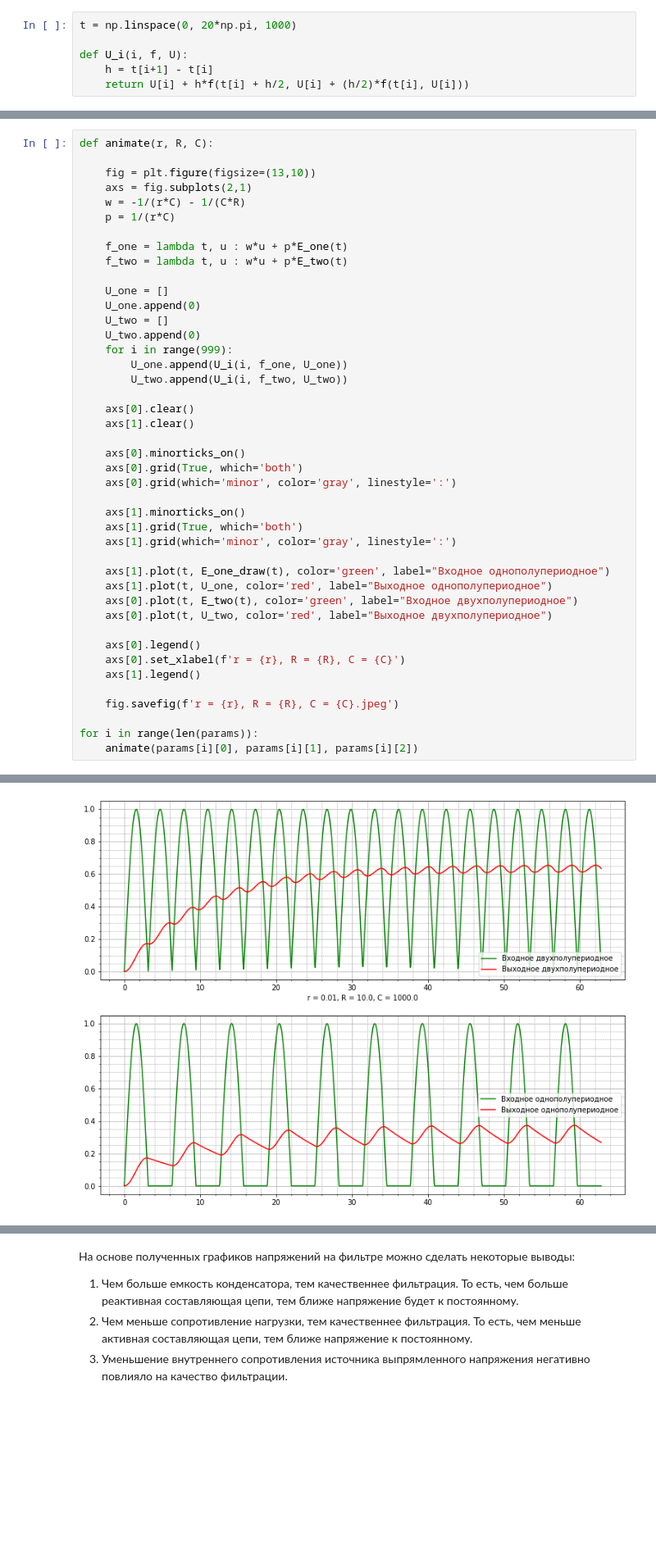
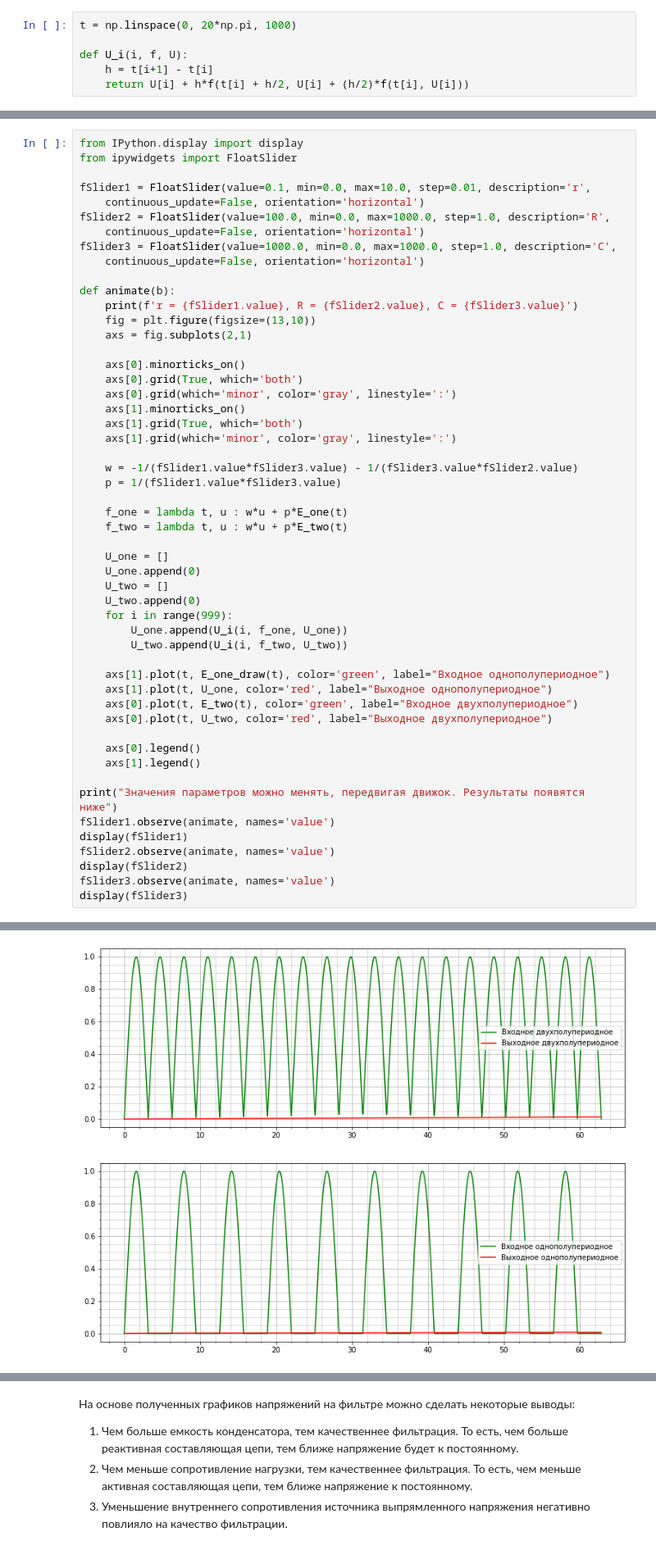
Before and after one commit to petmila/ITMO_Physics, a Jupyter notebook: Model_Wavering_3_sem/11D_Straightening_with_filtration.ipynb, the cells around one changed output, grey strips where cells are left out. Shown: that part at 82% size. Drawn from its saved outputs; the diff is of its cells as text; blank space fills up the shorter version.

Commit message:
add: interactive parameters input

```diff
--- a/Model_Wavering_3_sem/11D_Straightening_with_filtration.ipynb
+++ b/Model_Wavering_3_sem/11D_Straightening_with_filtration.ipynb
@@ -77,10 +80,28 @@ def U_i(i, f, U):
 # %%
-def animate(r, R, C):
+from IPython.display import display
+from ipywidgets import FloatSlider
 
+fSlider1 = FloatSlider(value=0.1, min=0.0, max=10.0, step=0.01, description='r',
+    continuous_update=False, orientation='horizontal')
+fSlider2 = FloatSlider(value=100.0, min=0.0, max=1000.0, step=1.0, description='R',
+    continuous_update=False, orientation='horizontal')
+fSlider3 = FloatSlider(value=1000.0, min=0.0, max=1000.0, step=1.0, description='C',
+    continuous_update=False, orientation='horizontal')
+
+def animate(b):
+    print(f'r = {fSlider1.value}, R = {fSlider2.value}, C = {fSlider3.value}')
     fig = plt.figure(figsize=(13,10))
     axs = fig.subplots(2,1)
-    w = -1/(r*C) - 1/(C*R)
-    p = 1/(r*C)
+
+    axs[0].minorticks_on()
+    axs[0].grid(True, which='both')
+    axs[0].grid(which='minor', color='gray', linestyle=':')
+    axs[1].minorticks_on()
+    axs[1].grid(True, which='both')
+    axs[1].grid(which='minor', color='gray', linestyle=':')
+
+    w = -1/(fSlider1.value*fSlider3.value) - 1/(fSlider3.value*fSlider2.value)
+    p = 1/(fSlider1.value*fSlider3.value)
 
     f_one = lambda t, u : w*u + p*E_one(t)
     f_two = lambda t, u : w*u + p*E_two(t)
@@ -93,28 +114,19 @@ def animate(r, R, C):
         U_one.append(U_i(i, f_one, U_one))
         U_two.append(U_i(i, f_two, U_two))
 
-    axs[0].clear()
-    axs[1].clear()
-
-    axs[0].minorticks_on()
-    axs[0].grid(True, which='both')
-    axs[0].grid(which='minor', color='gray', linestyle=':')
-
-    axs[1].minorticks_on()
-    axs[1].grid(True, which='both')
-    axs[1].grid(which='minor', color='gray', linestyle=':')
-
     axs[1].plot(t, E_one_draw(t), color='green', label="Входное однополупериодное")
     axs[1].plot(t, U_one, color='red', label="Выходное однополупериодное")
     axs[0].plot(t, E_two(t), color='green', label="Входное двухполупериодное")
     axs[0].plot(t, U_two, color='red', label="Выходное двухполупериодное")
 
     axs[0].legend()
-    axs[0].set_xlabel(f'r = {r}, R = {R}, C = {C}')
     axs[1].legend()
 
-    fig.savefig(f'r = {r}, R = {R}, C = {C}.jpeg')
-
-for i in range(len(params)):
-    animate(params[i][0], params[i][1], params[i][2])
+print("Значения параметров можно менять, передвигая движок. Результаты появятся ниже")
+fSlider1.observe(animate, names='value')
+display(fSlider1)
+fSlider2.observe(animate, names='value')
+display(fSlider2)
+fSlider3.observe(animate, names='value')
+display(fSlider3)
 # %% [output]
@@ -123 +142 @@ for i in range(len(params)):
-[figure, old version]
+[figure, new version]
```
Also changed, not shown: parts of 4 cells of this notebook.
